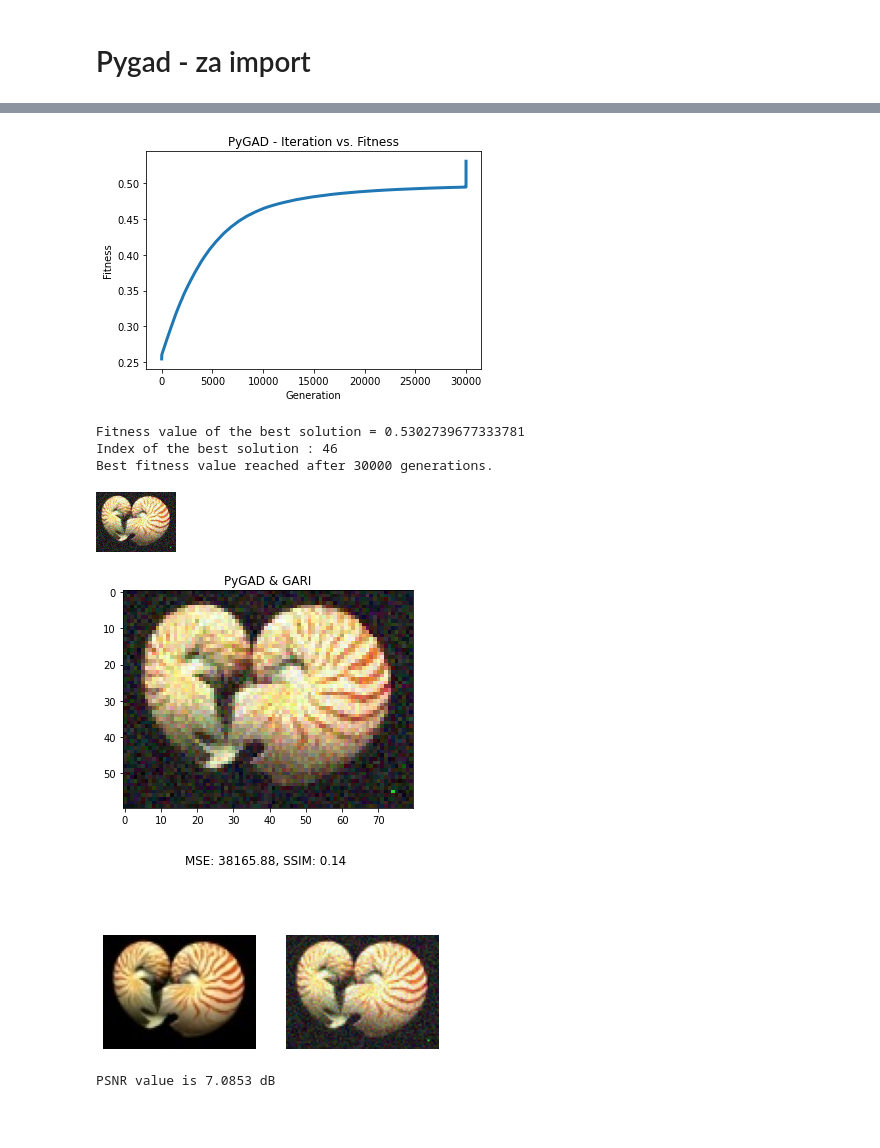
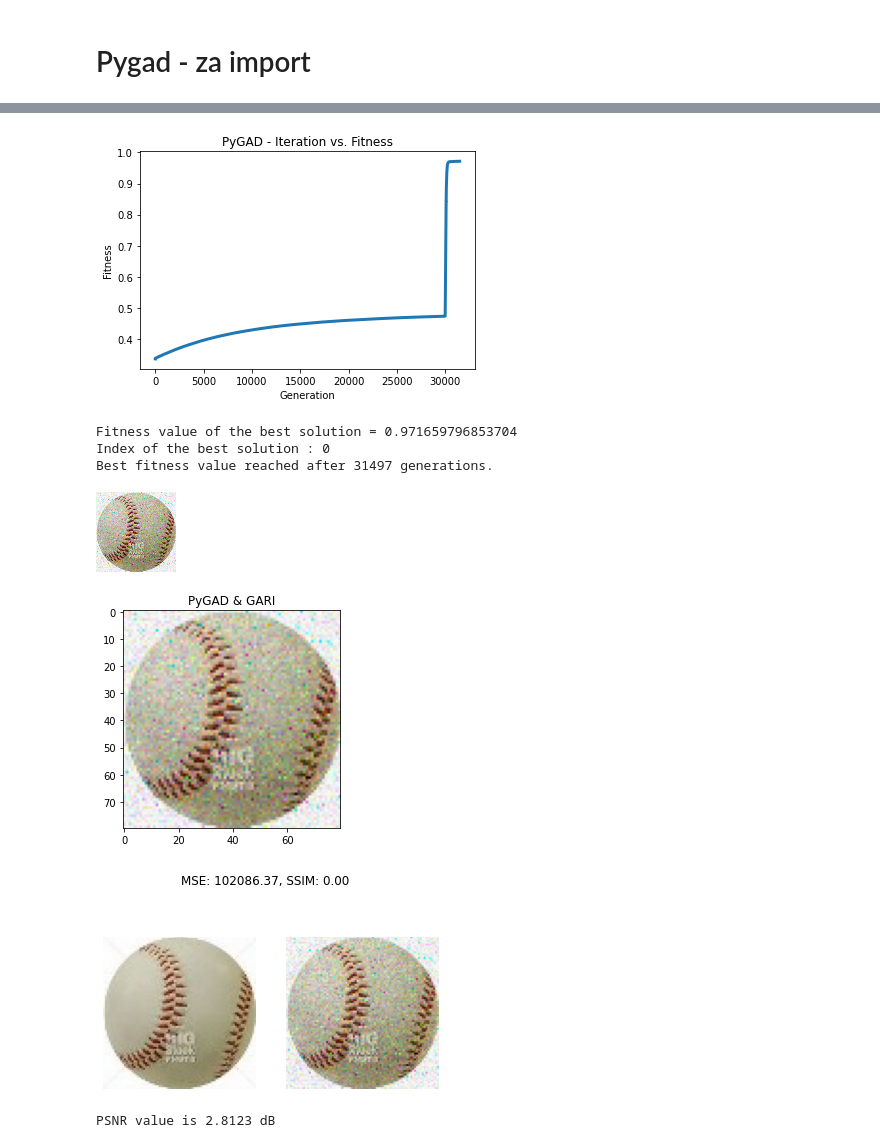
Before and after one commit to KukovecRok/Adversarial-image-perturbation-AlexNet-NiaPy-GARI, a Jupyter notebook: AlexNetDiplomskaColab.ipynb, the cells around one changed output, grey strips where cells are left out. Drawn from its saved outputs; the diff is of its cells as text; code cells hidden in the pictures; blank space fills up the shorter version.

Commit message:
Ustvarjeno s storitvijo Colaboratory - purge

```diff
--- a/AlexNetDiplomskaColab.ipynb
+++ b/AlexNetDiplomskaColab.ipynb
@@ -669,11 +526,0 @@ Algoritem to trdi z zagotovostvjo 94.38%
-# %%
-kompresija = '/content/gdrive/MyDrive/Colab Notebooks/slike/bejzbol60-60.JPEG'
-img = PIL.Image.open(kompresija)
-
-indices, percentage = napovejSlike(img, alexnet)
-with open('/content/gdrive/MyDrive/Colab Notebooks/class_names_ImageNet.txt') as labels:
-    classes = [i.strip() for i in labels.readlines()]
-
-    # Top 5 razredov po verjetnosti napovedi
-    results = [(classes[i], percentage[i].item()) for i in indices[0][:5]]
-    print('Naš napovedan razred: ' + str(results[0][0]) + ' \nAlgoritem to trdi z zagotovostvjo %.2f' %(results[0][1])+'%')
@@ -1310,10 +565,10 @@ def imgFROM1dGari(img, oblika):
     return img
 
 def fitness_fun(solution, solution_idx): # Fitness Funkcija, ki kliče moj Benchmark, ker lahko prejme samo 2 parametra
-    #fitness = fitness_default_absolute_benchmark(solution)
+    fitness = fitness_default_absolute_benchmark(solution)
     #fitness = fitness_RMS(solution)
     #fitness = fitness_SSIM(solution)
-    fitness = fitness_PearsonCoefCorelation(solution)
+    #fitness = fitness_PearsonCoefCorelation(solution)
 
     global stevec # global, da jo lahko spreminjam
     global meja # global, da jo lahko spreminjam
@@ -1329,6 +584,8 @@ def fitness_fun(solution, solution_idx): # Fitness Funkcija, ki kliče moj Bench
     if (mejaBool == False): # Ko smo preko meje
       if (stevec > meja):
           solutionSpremenjen = imgFROM1d(solution, oblika) # pretvorba iz 1d array v sliko
+          solutionSpremenjen = solutionSpremenjen*255
+          solutionSpremenjen = solutionSpremenjen[:,:,::-1]
           PIL_image_solution = PIL.Image.fromarray(np.uint8(solutionSpremenjen)).convert('RGB')
           napoved = napovedString(PIL_image_solution, alexnet) # Napoved ki vrne samo string kategorije
           print("?VKLOP AlexNet v BenchMark?: " , napoved, stevec , meja )
@@ -1345,7 +602,7 @@ def fitness_fun(solution, solution_idx): # Fitness Funkcija, ki kliče moj Bench
       if ((stevec % 100) == 0 ): # Vsakih 100 rund izpis
           print("Nova runda: " + str(stevec) + " Rezultat: " + str(fitness))
 
-    # Preprečitev padca benchmarka
+    # Preprečitev padca benchmarka pri vključitvi AlexNeta
     if (mejaBool == False):
       fitness *= 0.5
     else:
@@ -1356,7 +613,9 @@ def fitness_fun(solution, solution_idx): # Fitness Funkcija, ki kliče moj Bench
 def BenchMarkGari (solution, solution_idx,alexnet, oblika, dejanska_kategorija):
     fitness_alexnet_top_other = 1 # Fuzzy - top = 1, mnozenje z 1 prav tako ničesar ne spremeni, inicializacija
 
-    solutionSpremenjen = imgFROM1d(solution, oblika) # Pretvorba iz 1d v array z obliko slike ( visina*sirina*depth)
+    solutionSpremenjen = imgFROM1dGari(solution, oblika) # Pretvorba iz 1d v array z obliko slike ( visina*sirina*depth)
+    solutionSpremenjen = solutionSpremenjen*255
+    solutionSpremenjen = solutionSpremenjen[:,:,::-1]
     PIL_image_solution = PIL.Image.fromarray(np.uint8(solutionSpremenjen)).convert('RGB') # Pretvorba v PIL sliko, za AlexNet
     # Napoved AlexNet
     indices, percentage = napovejSlike(PIL_image_solution, alexnet)
@@ -1368,15 +627,16 @@ def BenchMarkGari (solution, solution_idx,alexnet, oblika, dejanska_kategorija):
     # Top other - prisili napoved v prvo kategorijo, ki jo alexnet poda v enotskem vektorju
     if (str(results[0][0]) != dejanska_kategorija): # Če prva ni pravilno napovedana
       fitness_alexnet_top_other *= ( results[0][1] / 100 )
-    else:                                           # Če prva je, sigurno druga ni - if deluje hitreje kot fors
+    else:                                           # Če prva je, sigurno druga ni - if deluje hitreje kot for zanka
       fitness_alexnet_top_other *= ( results[1][1] / 100 )
 
     if (solution_idx == 20): # Vsake tolko izpis, da lahko spremljamo
         if ((stevec % 10) == 0 ):
-            print(str(napoved) + " Runda: " + str(stevec) + " Fitness: " + str(fitness_alexnet_top_other))
+            print(str(napoved) + " Runda: " + str(stevec) + " Fitness alexneta: " + str(fitness_alexnet_top_other))
 
     return fitness_alexnet_top_other
 
+# Se je izkazal za najboljšega
 def fitness_default_absolute_benchmark(solution): # Fitness Funkcija, ki kliče moj Benchmark, ker lahko prejme samo 2 parametra
     fitness = 1
     fitness = numpy.sum(numpy.abs(iskanjeSlika-solution)) # Absolutna razlika v pikslih - default BenchMark
@@ -1384,12 +644,14 @@ def fitness_default_absolute_benchmark(solution): # Fitness Funkcija, ki kliče
     fitness = ( 1 - fitness) # negacija vrednosti
     return fitness
 
+# Primer fitnessa z geometrijskim povprečjem arrayev
 def fitness_geometrical_mean (solution):
   fitness = 1
   fitness = np.prod(np.power(numpy.abs(iskanjeSlika-solution), (1/(len(solution)))))
   fitness = ( 1 - fitness) # negacija vrednosti
   return fitness
 
+# Primer fitnessa z RMS
 def fitness_RMS (solution):
   fitness = 1
   fitness = numpy.sum(numpy.square(numpy.abs(iskanjeSlika-solution)))
@@ -1398,13 +660,14 @@ def fitness_RMS (solution):
   fitness = ( 1 - fitness) # negacija vrednosti
   return fitness
 
+# Primer fitnessa s strukturno podobnostjo 2 slik
 def fitness_SSIM (solution):
   fitness = 1
   solution = imgFROM1d(solution, oblika) # Pretvorba nazaj v sliko
   fitness = ssim(originalSlika, solution, multichannel=True)
   return fitness
 
-# Pearson correlation coefficient
+# Pearson correlation coefficient - Primer fitnessa s Pearsonovim korelacijskim koeficientom
 def fitness_PearsonCoefCorelation (solution):
   fitness = 1
   fitness = stats.pearsonr(solution, iskanjeSlika)[0]
@@ -1415,15 +681,18 @@ def fitness_PearsonCoefCorelation (solution):
 # %%
-dejanska_kategorija = "chambered nautilus, pearly nautilus, nautilus" # kaj je dejansko na sliki? # SPREMEMBA SLIKE - SPREMEMBA STRINGA!
+#dejanska_kategorija = "chambered nautilus, pearly nautilus, nautilus" # kaj je dejansko na sliki? # SPREMEMBA SLIKE - SPREMEMBA STRINGA!
+dejanska_kategorija = "baseball"
 stevec = 0 # Števec rund, pogoji za izpis...
 meja = 30000 # Meja, kdaj začnemo preverjat, če AlexNet že prepozna kaj je na sliki
 mejaBool = False  # Če Alexnet pravilno napove, nastavimo na True, ga vklopimo v BenchMark
 
-originalSlika = cv2.imread('/content/gdrive/MyDrive/Colab Notebooks/slike/nautlius80-60.JPEG') # Branje slike # SPREMEMBA SLIKE - SPREMEMBA STRINGA!
+#originalSlika = cv2.imread('/content/gdrive/MyDrive/Colab Notebooks/slike/nautlius80-60.JPEG') # Branje slike # SPREMEMBA SLIKE - SPREMEMBA STRINGA!
+originalSlika = cv2.imread('/content/gdrive/MyDrive/Colab Notebooks/slike/bejzbol80-80.JPEG') # Branje slike # SPREMEMBA SLIKE - SPREMEMBA STRINGA!
+
 oblika, iskanjeSlika = imgTO1dGari(originalSlika) # Pretvorba slike v 1d array + shramba njene oblike(shape)
 
 zmnozek_oblika = numpy.prod(oblika)
 
-ga_instance = pygad.GA(num_generations=30000, # nekje med 20 in 30k so slike alexnetu prvic prepoznavne
+ga_instance = pygad.GA(num_generations=31500, # nekje med 20 in 30k so slike alexnetu prvic prepoznavne
                        num_parents_mating=20, #20
                        fitness_func=fitness_fun,
                        sol_per_pop=50, #50
@@ -1481,8 +750,8 @@ Nova runda: 30000 Rezultat: 0.9885655088824398
-[figure, old version]
+[figure, new version]
-Fitness value of the best solution = 0.5302739677333781
-Index of the best solution : 46
-Best fitness value reached after 30000 generations.
+Fitness value of the best solution = 0.971659796853704
+Index of the best solution : 0
+Best fitness value reached after 31497 generations.
-[figure, old version]
+[figure, new version]
-[figure, old version]
+[figure, new version]
-[figure, old version]
+[figure, new version]
-PSNR value is 7.0853 dB
+PSNR value is 2.8123 dB
```
Also changed, not shown: parts of 40 cells of this notebook.
